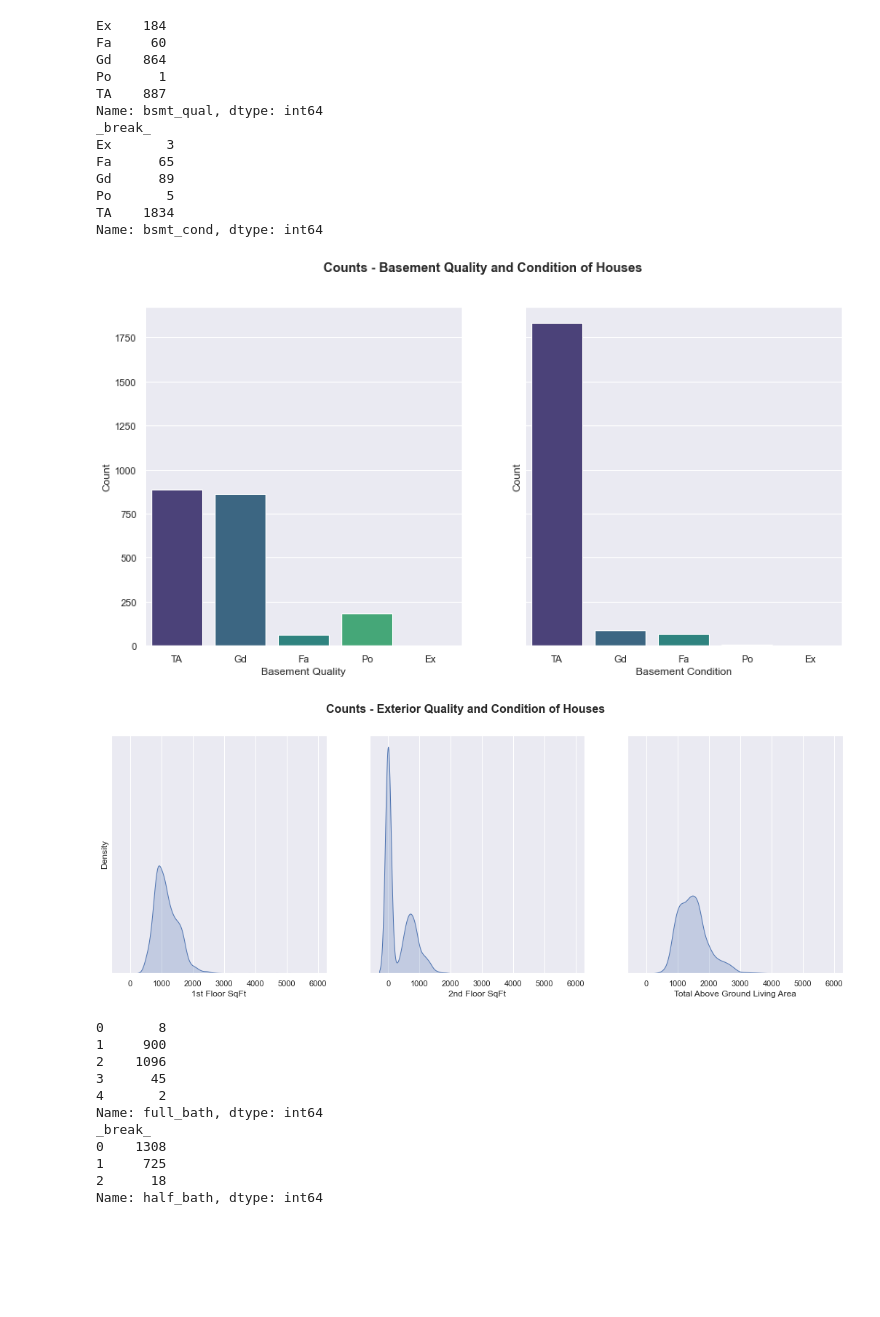
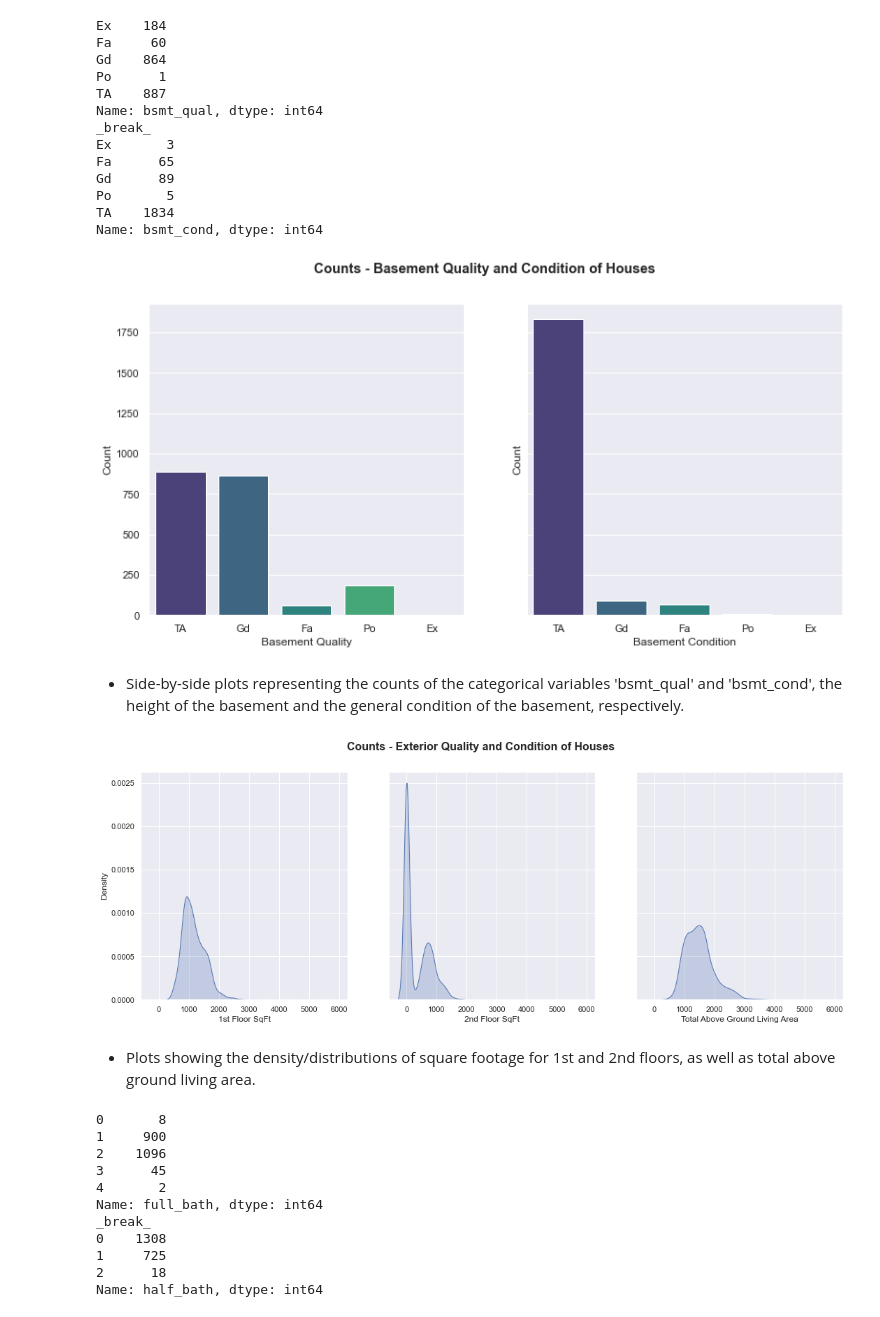
Before and after one commit to maryschindler/project_ames_kaggle_challenge, a Jupyter notebook: 2.0/notebooks/01_EDA_and_Cleaning.ipynb, the cells around one changed output. Saved outputs shown, nothing was run; the diff lists cells and outputs as text; code cells hidden in the pictures; blank space fills up the shorter version.

```diff
--- a/2.0/notebooks/01_EDA_and_Cleaning.ipynb
+++ b/2.0/notebooks/01_EDA_and_Cleaning.ipynb
@@ -514,17 +496,17 @@ Po       5
 TA    1834
 Name: bsmt_cond, dtype: int64
 # %%
-fig, axs = plt.subplots(figsize = (14, 7),
+fig, axs = plt.subplots(figsize = (13, 6),
                         nrows = 1,
                         ncols = 2,
                         sharex = True,
                         sharey = True)
 
 plt.suptitle('Counts - Basement Quality and Condition of Houses', fontweight = 'bold');
 
 make_countplot(ames_df, x = 'bsmt_qual', palette = 'viridis', ax = axs[0]).set(xlabel = 'Basement Quality',
                                                                                ylabel = 'Count')
 make_countplot(ames_df, x = 'bsmt_cond', palette = 'viridis', ax = axs[1]).set(xlabel = 'Basement Condition',
                                                                                ylabel = 'Count');
 # %% [output]
-[figure, old version]
+[figure, new version]
@@ -535,3 +513,5 @@ make_countplot(ames_df, x = 'bsmt_cond', palette = 'viridis', ax = axs[1]).set(x
+# %% [markdown]
+- Side-by-side plots representing the counts of the categorical variables 'bsmt_qual' and 'bsmt_cond', the height of the basement and the general condition of the basement, respectively.
 # %%
 fig, axes = plt.subplots(nrows = 1,
                          ncols = 3,
@@ -550,8 +530,6 @@ ax1 = sns.kdeplot(ax = axes[1], x = '2nd_flr_sf', shade = 'fill', data = ames_df
 ax1.set(xlabel = '2nd Floor SqFt')
 
 ax2 = sns.kdeplot(ax = axes[2], x = 'gr_liv_area', shade = 'fill', data = ames_df)
-ax2.set(xlabel = 'Total Above Ground Living Area')
-
-plt.yticks([]);
+ax2.set(xlabel = 'Total Above Ground Living Area');
 # %% [output]
-[figure, old version]
+[figure, new version]
@@ -562,3 +536,5 @@ plt.yticks([]);
+# %% [markdown]
+- Plots showing the density/distributions of square footage for 1st and 2nd floors, as well as total above ground living area.
 # %%
 print(ames_df['full_bath'].value_counts().sort_index())
 print('_break_')
```
Also changed, not shown: parts of 37 cells of this notebook, 3 other files.
